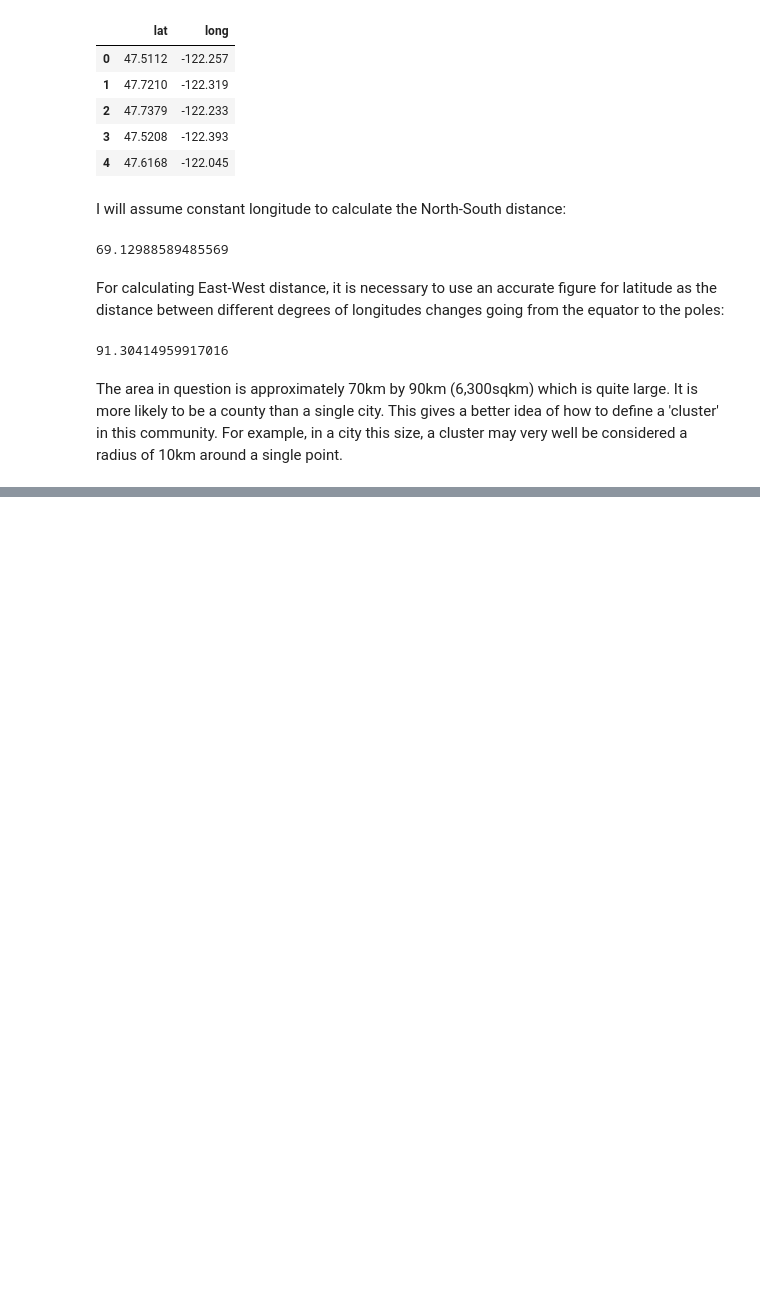
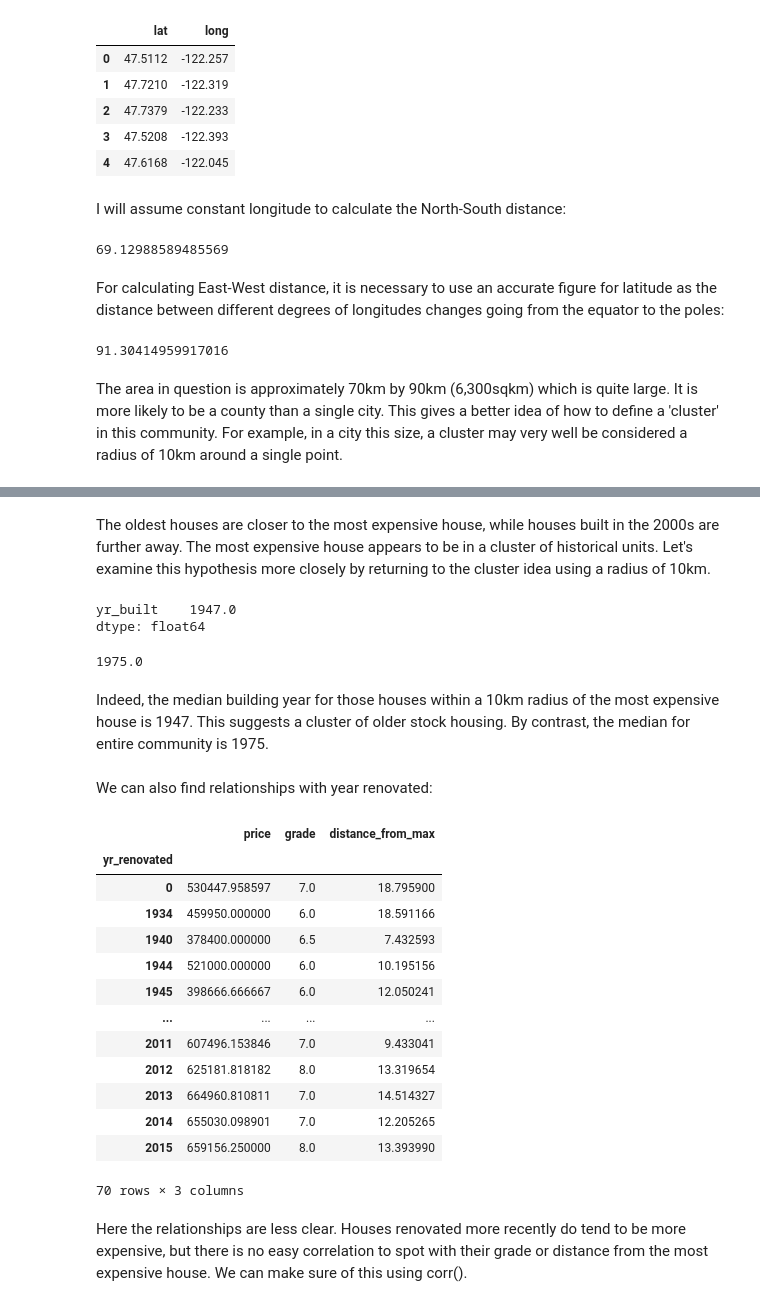
Before and after one commit to naouuud/fsd-general, a Jupyter notebook: week-1/pandas-assignment-4.ipynb, the cells around one changed output, grey strips where cells are left out. Drawn from its saved outputs; the diff is of its cells as text; code cells hidden in the pictures; blank space fills up the shorter version.

```diff
--- a/week-1/pandas-assignment-4.ipynb
+++ b/week-1/pandas-assignment-4.ipynb
@@ -196,0 +355,4 @@ The area in question is approximately 70km by 90km (6,300sqkm) which is quite la
+# %%
+distance_list = list(df_2['distance_from_max'])
+# %%
+df['distance_from_max'] = distance_list
@@ -196,0 +391,34 @@ The area in question is approximately 70km by 90km (6,300sqkm) which is quite la
+# %% [markdown]
+The oldest houses are closer to the most expensive house, while houses built in the 2000s are further away. The most expensive house appears to be in a cluster of historical units. Let's examine this hypothesis more closely by returning to the cluster idea using a radius of 10km.
+# %%
+df.loc[df['distance_from_max'] < 10, ['yr_built']].median()
+# %% [output]
+yr_built    1947.0
+dtype: float64
+# %%
+df['yr_built'].median()
+# %% [output]
+1975.0
+# %% [markdown]
+Indeed, the median building year for those houses within a 10km radius of the most expensive house is 1947. This suggests a cluster of older stock housing. By contrast, the median for entire community is 1975.
+# %% [markdown]
+We can also find relationships with year renovated:
+# %%
+df[['yr_renovated', 'price', 'grade', 'distance_from_max']].groupby('yr_renovated').agg({'price': 'mean', 'grade': 'median', 'distance_from_max': 'mean'})
+# %% [output]
+|  | price | grade | distance_from_max |
+| yr_renovated |  |  |  |
+| 0 | 530447.958597 | 7.0 | 18.795900 |
+| 1934 | 459950.000000 | 6.0 | 18.591166 |
+| 1940 | 378400.000000 | 6.5 | 7.432593 |
+| 1944 | 521000.000000 | 6.0 | 10.195156 |
+| 1945 | 398666.666667 | 6.0 | 12.050241 |
+| ... | ... | ... | ... |
+| 2011 | 607496.153846 | 7.0 | 9.433041 |
+| 2012 | 625181.818182 | 8.0 | 13.319654 |
+| 2013 | 664960.810811 | 7.0 | 14.514327 |
+| 2014 | 655030.098901 | 7.0 | 12.205265 |
+| 2015 | 659156.250000 | 8.0 | 13.393990 |
+70 rows × 3 columns
+# %% [markdown]
+Here the relationships are less clear. Houses renovated more recently do tend to be more expensive, but there is no easy correlation to spot with their grade or distance from the most expensive house. We can make sure of this using corr().
```
Also changed, not shown: parts of 37 cells of this notebook.
